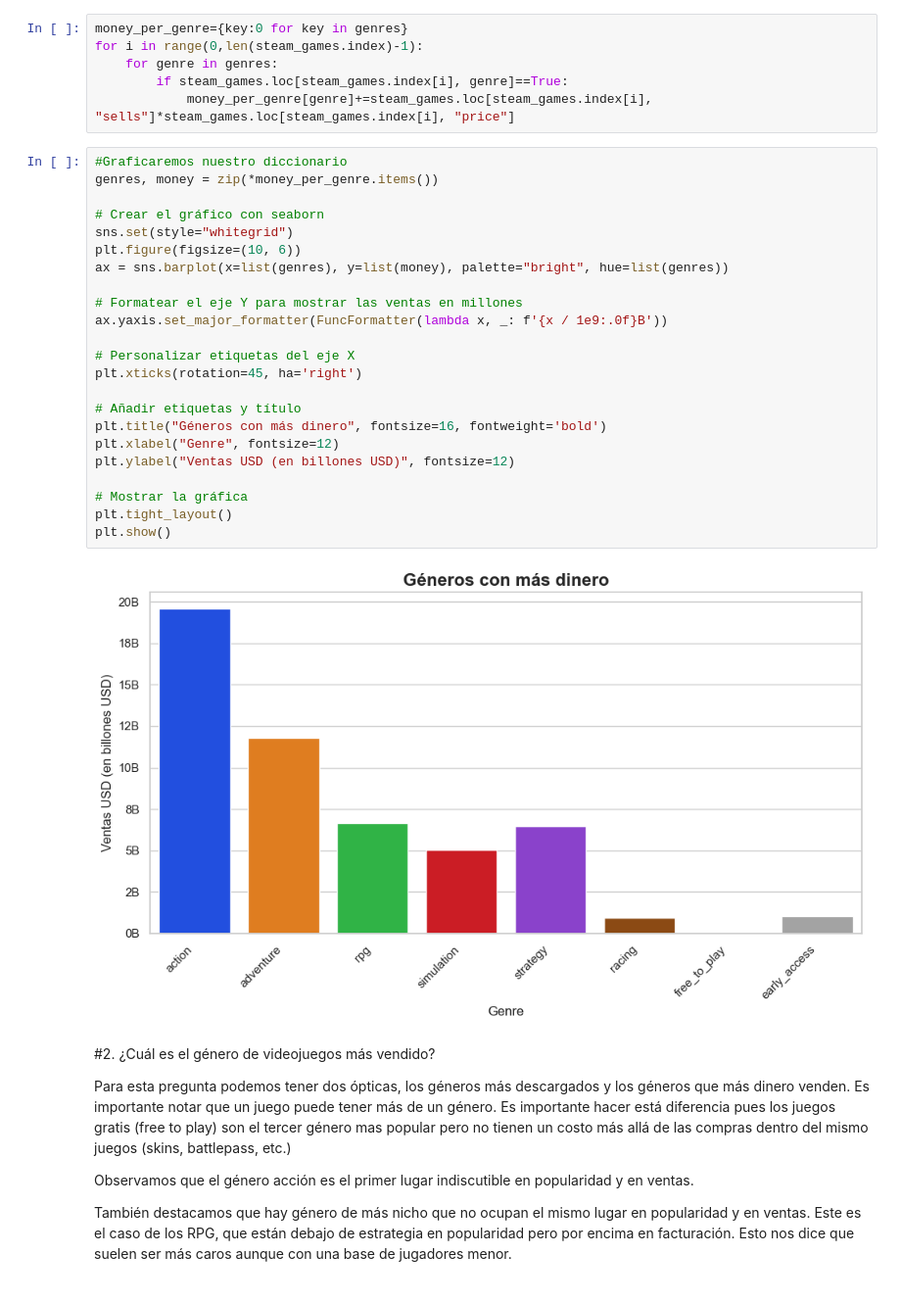
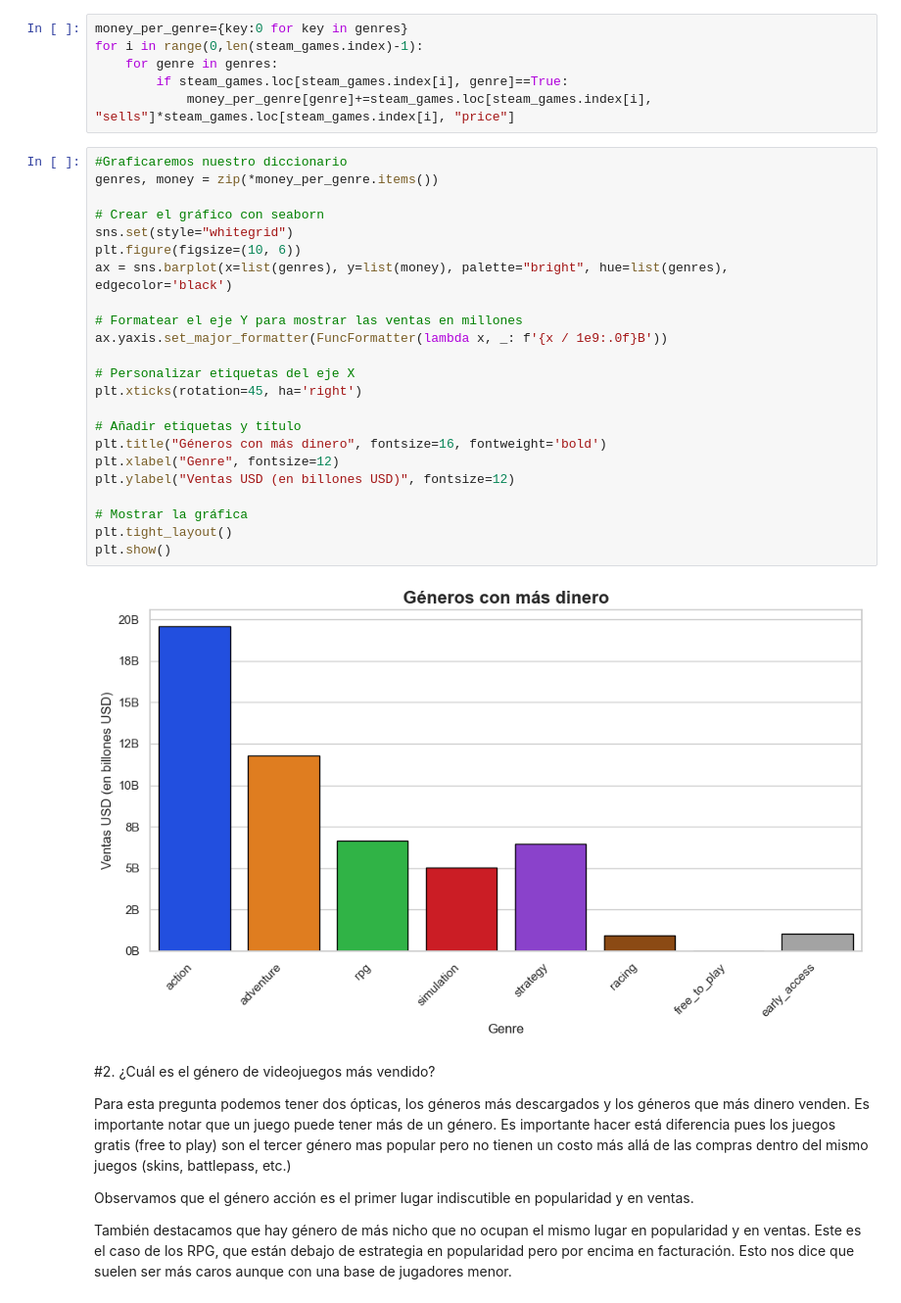
Before and after one commit to Dexinator/steam, a Jupyter notebook: steam.ipynb, the cells around one changed output. Shown at 98% size. Cells and saved outputs as stored; diff of their text form.

```diff
--- a/steam.ipynb
+++ b/steam.ipynb
@@ -292,28 +292,28 @@ for i in range(0,len(steam_games.index)-1):
 # %%
 #Graficaremos nuestro diccionario
 genres, money = zip(*money_per_genre.items())
 
 # Crear el gráfico con seaborn
 sns.set(style="whitegrid")
 plt.figure(figsize=(10, 6))
-ax = sns.barplot(x=list(genres), y=list(money), palette="bright", hue=list(genres))
+ax = sns.barplot(x=list(genres), y=list(money), palette="bright", hue=list(genres), edgecolor='black')
 
 # Formatear el eje Y para mostrar las ventas en millones
 ax.yaxis.set_major_formatter(FuncFormatter(lambda x, _: f'{x / 1e9:.0f}B'))
 
 # Personalizar etiquetas del eje X
 plt.xticks(rotation=45, ha='right')
 
 # Añadir etiquetas y título
 plt.title("Géneros con más dinero", fontsize=16, fontweight='bold')
 plt.xlabel("Genre", fontsize=12)
 plt.ylabel("Ventas USD (en billones USD)", fontsize=12)
 
 # Mostrar la gráfica
 plt.tight_layout()
 plt.show()
 # %% [output]
-[figure, old version]
+[figure, new version]
 # %% [markdown]
 #2. ¿Cuál es el género de videojuegos más vendido?
 
```
Also changed, not shown: parts of 31 cells of this notebook.
